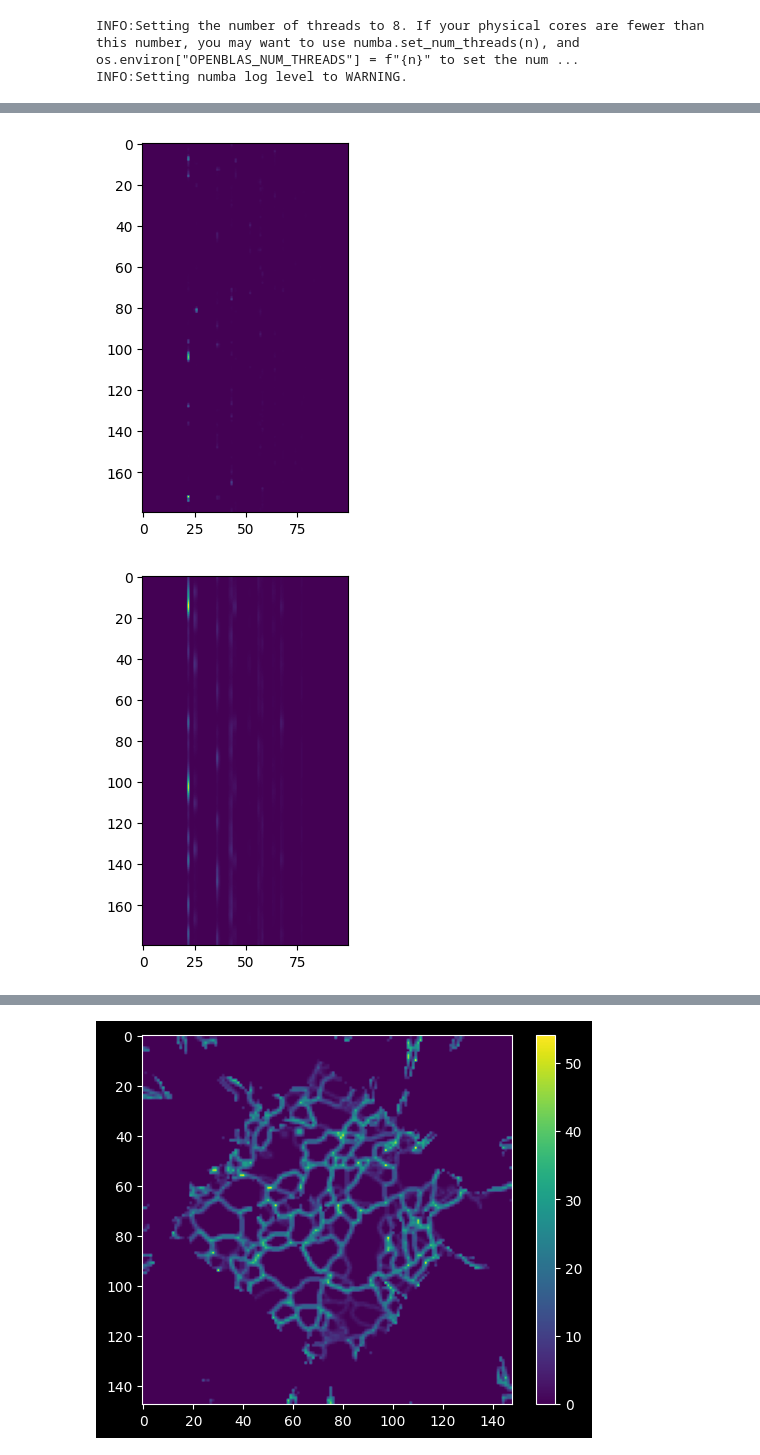
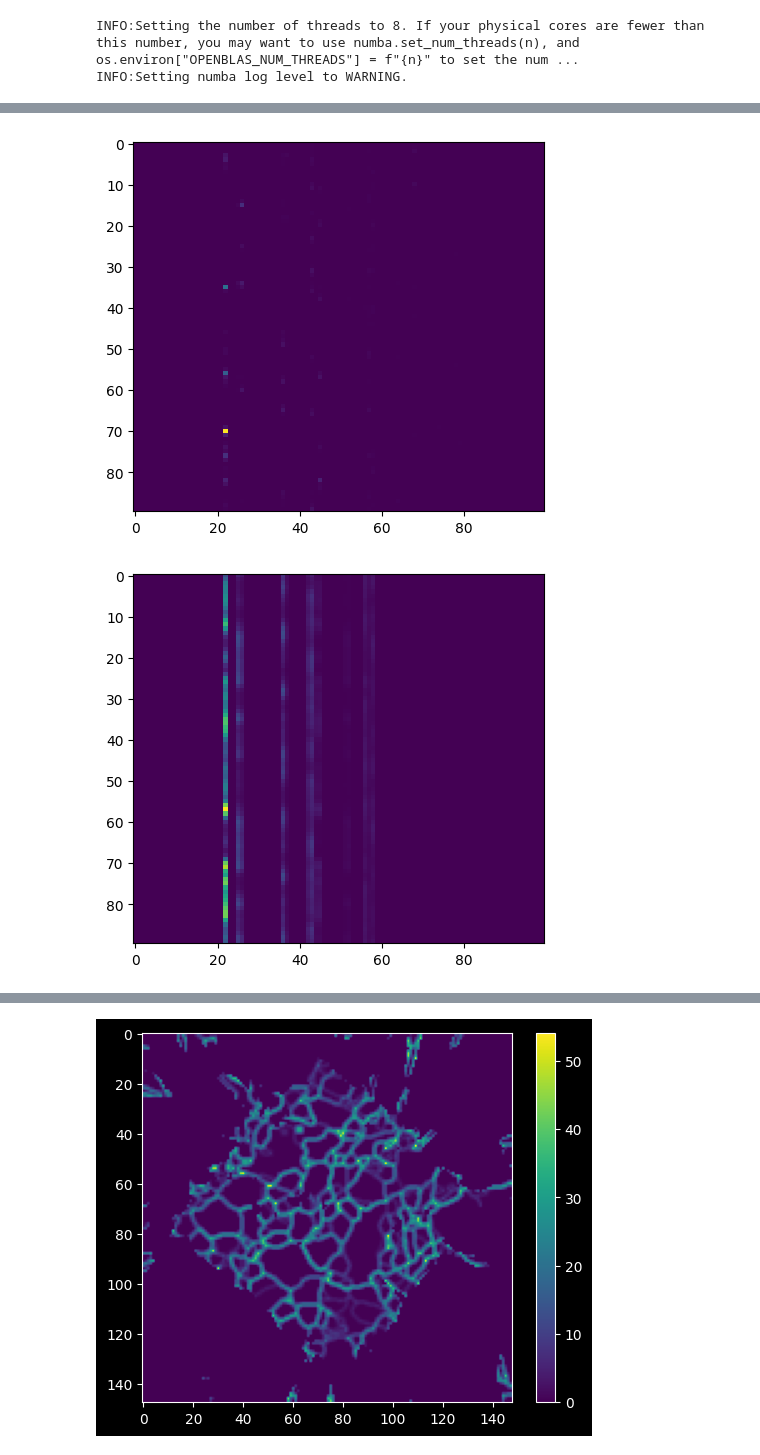
Before and after one commit to msaca-okse/basis_adaptive_textom, a Jupyter notebook: testing/texture_analysis.ipynb, the cells around one changed output, grey strips where cells are left out. Saved outputs shown, nothing was run; the diff lists cells and outputs as text; code cells hidden in the pictures.

```diff
--- a/testing/texture_analysis.ipynb
+++ b/testing/texture_analysis.ipynb
@@ -57,9 +56,12 @@ peak_width = cfg['peak_width']
 datapath = cfg["datapath"]
 filename_integrated = cfg["integrated_file"]
 cif_path = cfg["cif_path"]
-#reflections_folder = cfg["reflections_folder"]
 cor_offset = cfg["cor_offset"]
 N_seg = N_theta*N_chi
+wavelength_kev = cfg['wavelength']
+min_two_theta = cfg['min_two_theta']
+max_two_theta = cfg['max_two_theta']
+reflection_cutoff = cfg['reflection_cutoff']
 # %%
 datapath_ = '/dtu/3d-imaging-center/projects/2025_QIM_BlackBeauty/raw_data_extern/raw_data_aluminum_rod/'
 
@@ -155,6 +176,8 @@ gpu_log.start()
 
 op = PFO_OPENCL_BATCHED(
         cfg = cfg,
+        materials=materials,
+        grids=grids,
         two_thetas = two_theta,
         verbose=False)
 
@@ -181,13 +204,13 @@ op.set_pf_batch_max_gb(3.0)
 solver = FISTAHuberOpenCL(op, prox_kind="nonneg", lam=1e5, L=1e12, huber_delta=4000)
 
 
-x_sol_gpu = solver.run(x0_gpu, out_gpu, niter=10, verbose=1, diagnostics_interval=1)
+x_sol_gpu = solver.run(x0_gpu, out_gpu, niter=50, verbose=1, diagnostics_interval=1)
 coeffs = x_sol_gpu.get().transpose((0,1,2))[::-1,::-1]
-op.free_memory()
-del x_sol_gpu
-del out_gpu
-del x0_gpu
-gc.collect()
+#op.free_memory()
+#del x_sol_gpu
+#del out_gpu
+#del x0_gpu
+#gc.collect()
 
 gpu_log.stop()
 
@@ -394,14 +401,14 @@ TOTAL                 : 44.7350 s
 prediction_gpu = op.direct(x_sol_gpu)
 prediction_cpu = prediction_gpu.get().reshape((N_rot,Nx, N_chi, N_theta))
 # %%
-plt.imshow(all_data[0,80,:,:])
+plt.imshow(all_data[150,80,:,:])
 plt.show()
 
-plt.imshow(prediction_cpu[0,80,:,:])
+plt.imshow(prediction_cpu[150,80,:,:])
 plt.show()
 # %% [output]
-[figure, old version]
+[figure, new version]
-[figure, old version]
+[figure, new version]
 # %%
 import numpy as np
 from scipy.spatial.transform import Rotation as R
```
Also changed, not shown: parts of 12 cells of this notebook, 6 other files.
